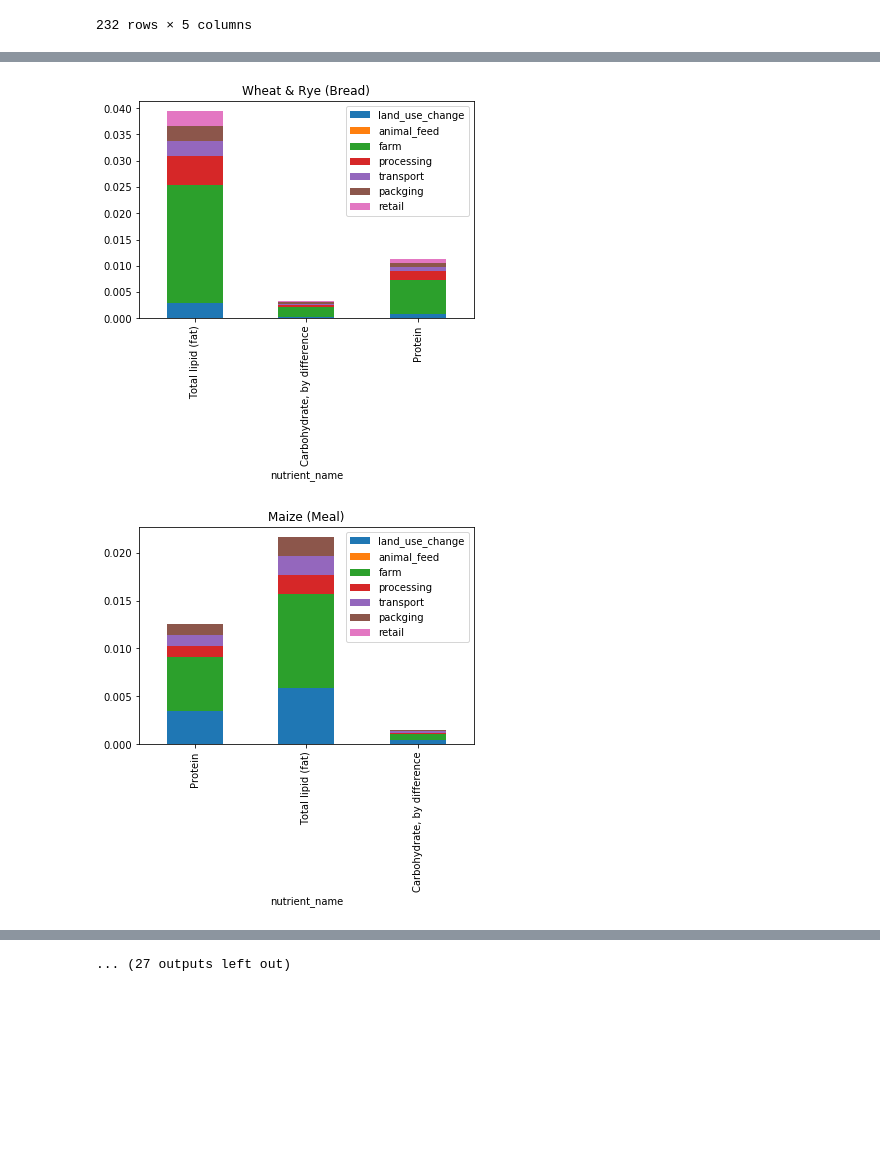
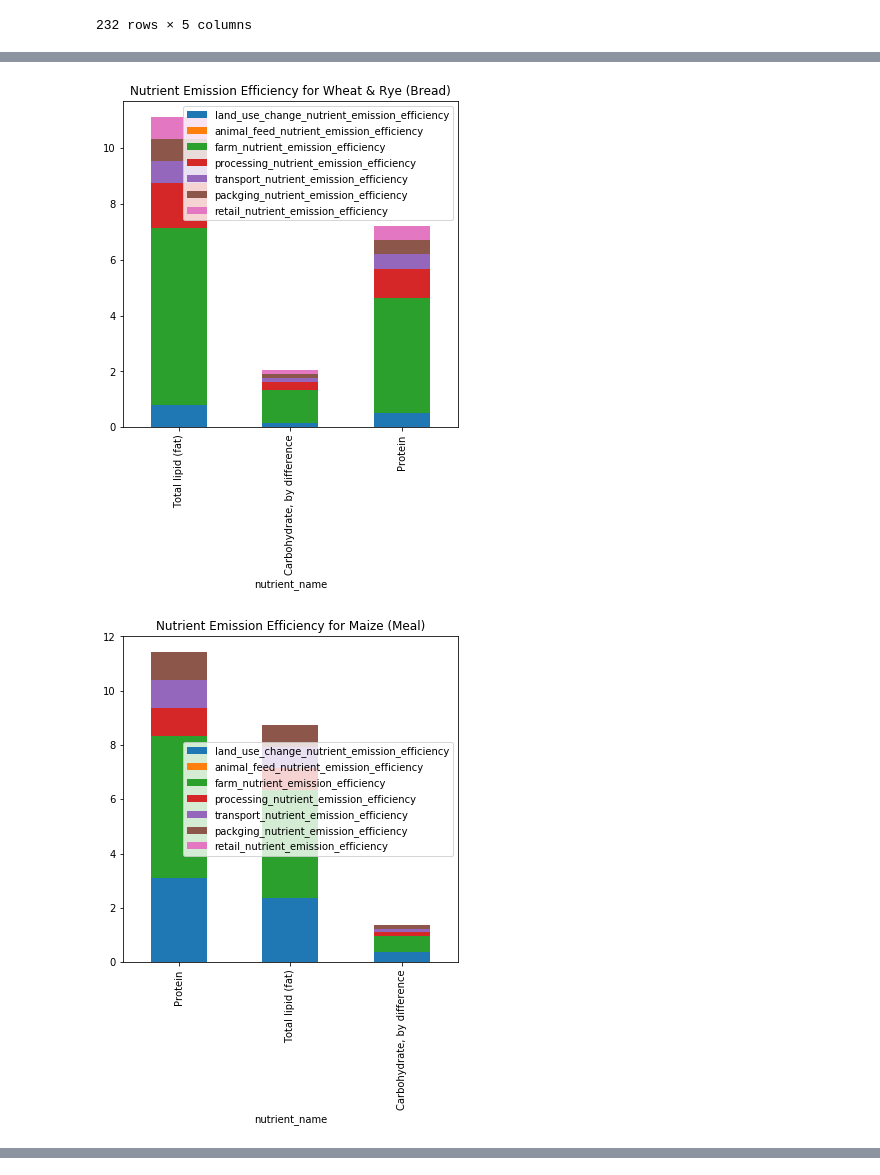
Before and after one commit to ezbc/food-emissions, a Jupyter notebook: food-emissions.ipynb, the cells around one changed output, grey strips where cells are left out. Saved outputs shown, nothing was run; the diff lists cells and outputs as text; code cells hidden in the pictures; blank space fills up the shorter version.

Commit message:
nutrient emission efficiency calculated

```diff
--- a/food-emissions.ipynb
+++ b/food-emissions.ipynb
@@ -25,9 +25,9 @@ from envs import env
 import json
 from dataclasses import dataclass
 # %%
-emissions_df = pd.read_csv('./data/ghg/GHG-emissions-by-life-cycle-stage-OurWorldinData-upload.csv')
-emissions_df = emissions_df.rename(columns=lambda column: column.replace(' ', '_').lower()).drop(columns='unnamed:_8')
-emissions_df
+GHG_EMISSIONS_DF = pd.read_csv('./data/ghg/GHG-emissions-by-life-cycle-stage-OurWorldinData-upload.csv')
+GHG_EMISSIONS_DF = GHG_EMISSIONS_DF.rename(columns=lambda column: column.replace(' ', '_').lower()).drop(columns='unnamed:_8')
+GHG_EMISSIONS_DF
 # %% [output]
 |  | food_product | land_use_change | animal_feed | farm | processing | transport | packging | retail |
 | 0 | Wheat & Rye (Bread) | 0.1 | 0.0 | 0.8 | 0.2 | 0.1 | 0.1 | 0.1 |
@@ -47,11 +47,11 @@ emissions_df
 | 41 | Fish (farmed) | 0.5 | 0.8 | 3.6 | 0.0 | 0.1 | 0.1 | 0.0 |
 | 42 | Shrimps (farmed) | 0.2 | 2.5 | 8.4 | 0.0 | 0.2 | 0.3 | 0.2 |
 # %%
-df_food = pd.read_csv('./data/usda/food.csv')
+USDA_FOOD_DF = pd.read_csv('./data/usda/food.csv')
 # %%
-df_food_nutrient = pd.read_csv('./data/usda/food_nutrient.csv')
-df_nutrient = pd.read_csv('./data/usda/nutrient.csv')
-df_nutrient
+USDA_FOOD_NUTRIENT_DF = pd.read_csv('./data/usda/food_nutrient.csv')
+USDA_NUTRIENT_DF = pd.read_csv('./data/usda/nutrient.csv')
+USDA_NUTRIENT_DF
 # %% [output]
 |  | id | name | unit_name | nutrient_nbr | rank |
 | 0 | 1002 | Nitrogen | G | 202.0 | 500.0 |
@@ -242,18 +276,26 @@ food_df
 def remove_nans_and_infs(df):
     return df[~df.isin([np.nan, np.inf, -np.inf]).any(1)]
 # %%
-BARS_TO_PLOT = ['product_name', 'land_use_change','animal_feed','farm','processing','transport', 'packging', 'retail']
+EMISSION_COLUMNS_TO_PLOT = [
+    'land_use_change_nutrient_emission_efficiency',
+    'animal_feed_nutrient_emission_efficiency',
+    'farm_nutrient_emission_efficiency',
+    'processing_nutrient_emission_efficiency',
+    'transport_nutrient_emission_efficiency',
+    'packging_nutrient_emission_efficiency',
+    'retail_nutrient_emission_efficiency'
+]
 macros = dict()
 for macro in MACROS:
     macros[macro] = food_df.loc[food_df['nutrient_name'] == macro]
 
-    to_plot = macros[macro][BARS_TO_PLOT]
+    to_plot = macros[macro][BARS_TO_PLOT + ['product_name']]
     to_plot = remove_nans_and_infs(to_plot)
     total = to_plot.sum(axis=1)
     to_plot = to_plot.iloc[total.argsort()]
 
     to_plot = to_plot.set_index('product_name')
-    ax = to_plot.plot.barh(stacked=True, title=f'CO2 emissions per {macro} content', figsize=(10, 10), )#xlim=(-0.2, 2.5))
-    ax.set_xlabel(f'kg CO2 per kg {macro}')
+    ax = to_plot.plot.barh(stacked=True, title=f'{macro} Nutrient Emission Efficiency', figsize=(10, 10), xlim=(-10, 1000))
+    ax.set_xlabel(f'Nutrient Emission Efficiency [(kg CO2 / kg product) / (kcal {macro} / kcal total energy)]')
     ax.set_ylabel('Product')
 # %% [output]
@@ -263,9 +305,11 @@ for macro in MACROS:
 # %%
 for food in food_dicts:
-    to_plot = food.combined[['nutrient_name', 'land_use_change','animal_feed','farm','processing','transport', 'packging', 'retail']]
+    to_plot = food.macro_nutrient_emissions[BARS_TO_PLOT + ['nutrient_name']]
 
-    to_plot = to_plot.set_index('nutrient_name')
-    to_plot.plot.bar(stacked=True, title=food.name,)
+    to_plot = to_plot.set_index('nutrient_name',)
+    to_plot.plot.bar(stacked=True, title=f'Nutrient Emission Efficiency for {food.name}', figsize=(6,6))
+    ax.set_ylabel(f'Nutrient Emission Efficiency [(kg CO2 / kg product) / (kcal {macro} / kcal total energy)]')
+    ax.set_xlabel('Macro Nutrient')
 # %% [output]
-[figure, old version]
+[figure, new version]
-[figure, old version]
+[figure, new version]
@@ -282 +322,0 @@ for food in food_dicts:
-... (27 outputs left out)
```
Also changed, not shown: parts of 5 cells of this notebook.
